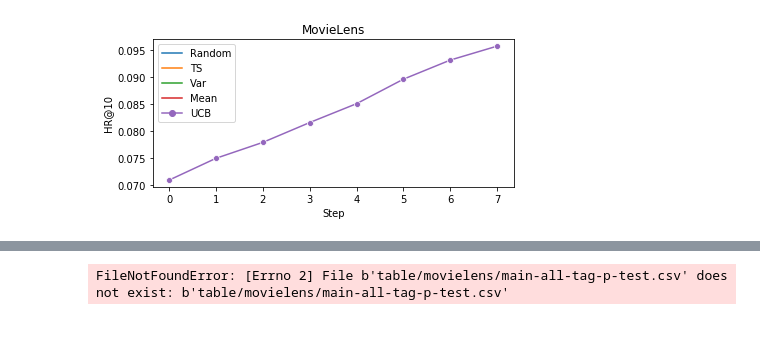
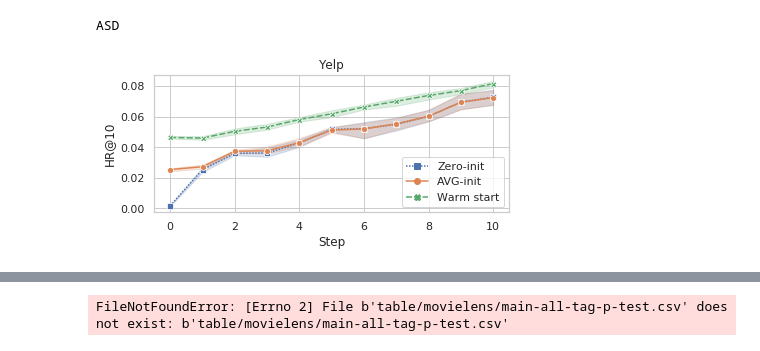
Before and after one commit to hojinYang/Keyphrase-Bayesian-PE-Rec, a Jupyter notebook: get_figure.ipynb, the cells around one changed output, grey strips where cells are left out. Cells and saved outputs as stored; diff of their text form; code cells hidden in the pictures.

```diff
--- a/get_figure.ipynb
+++ b/get_figure.ipynb
@@ -59,0 +69,8 @@ show_elicitation_progress(df,metric='HR@10',name='HR@10', save=False, title='Mov
+# %%
+import pandas as pd
+import os
+
+data = 'yelp'
+tdir = os.path.join('table',data)
+df = pd.read_csv(os.path.join(tdir, 'init.csv'))
+df = df.rename(columns={"hr@1": "HR@1", "hr@5": "HR@5","hr@10": "HR@10","hr@15": "HR@15","hr@20": "HR@20"})
@@ -60,4 +93,26 @@ show_elicitation_progress(df,metric='HR@10',name='HR@10', save=False, title='Mov
+# %%
+import matplotlib.pyplot as plt
+import seaborn as sns
+sns.axes_style("white")
+
+def show_elicitation_progress_init(df, hue='query', metric="hr@15", dir='figure/'+data,name="hr@15", save=False, title=None):
+    fig, ax = plt.subplots(figsize=(6, 3))
+    df = df.sort_values(by=['query'])
+    #err_style="bars"
+    ax = sns.lineplot(x='step', y=metric, hue=hue, hue_order=['Zero-init','AVG-init','Warm start'],style=hue,data=df, ci=95,markers=True)
+    ax.set_xlabel("Step")
+    print("ASD")
+    handles, labels = ax.get_legend_handles_labels()
+    ax.legend(handles=handles[1:], labels=labels[1:])
+    plt.title(title)
+    plt.tight_layout()
+    if save:
+        fig.savefig('{0}/{1}.pdf'.format(dir, name),
+                    bbox_inches="tight", pad_inches=0, format='pdf')
+    else:
+        plt.show()
 # %%
-show_elicitation_progress(df,metric='HR@10',name='HR@10', save=False, title='MovieLens')
+show_elicitation_progress_init(df,metric='HR@10',name='HR@10-init', save=True, title='Yelp')
 # %% [output]
+ASD
-[figure, old version]
+[figure, new version]
```
Also changed, not shown: parts of 25 cells of this notebook, 12 other files.
